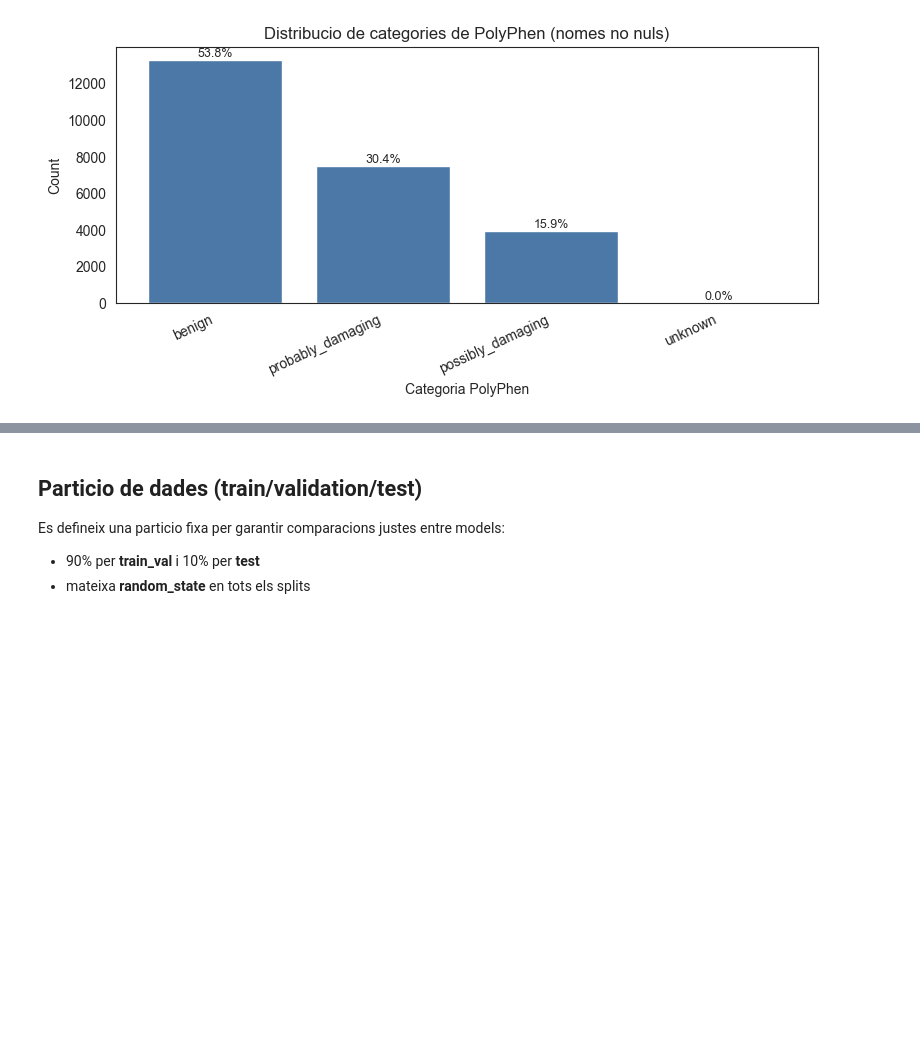
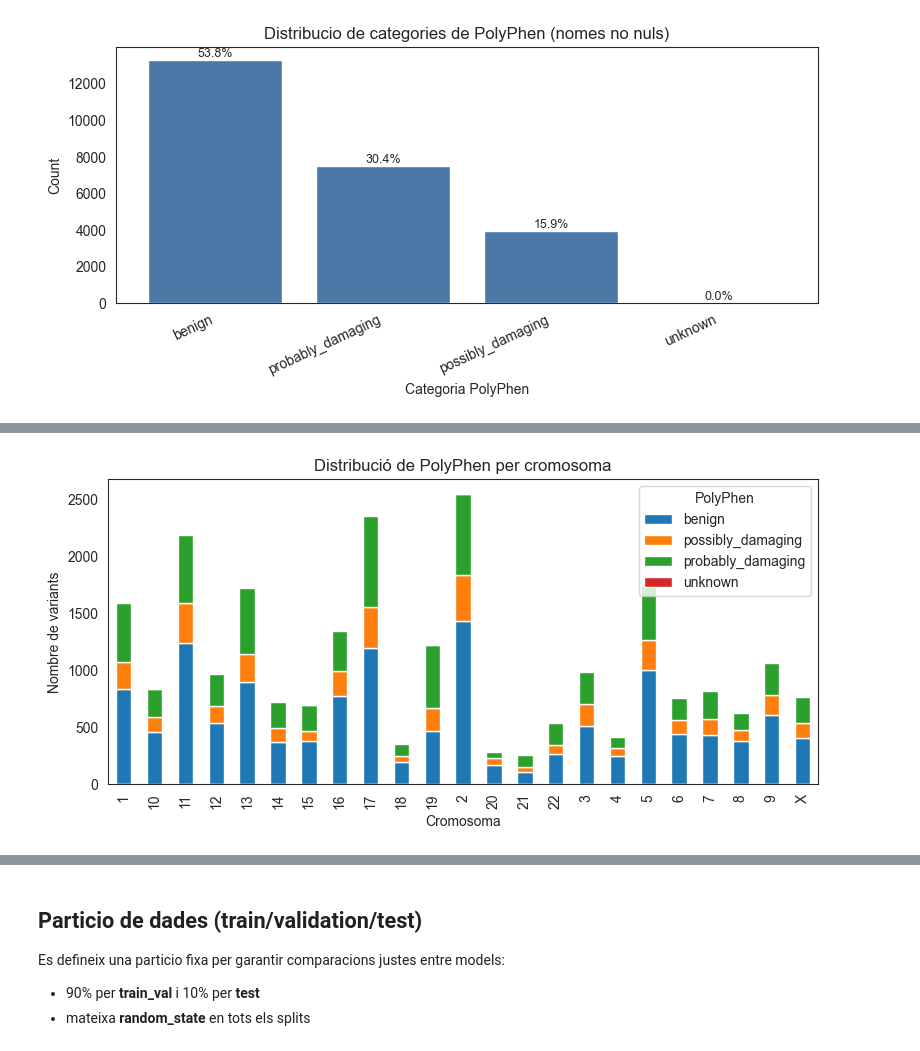
Before and after one commit to eliagarcia/tfg-genetic-variants, a Jupyter notebook: notebooks/eda.ipynb, the cells around one changed output, grey strips where cells are left out. Saved outputs shown, nothing was run; the diff lists cells and outputs as text; code cells hidden in the pictures; blank space fills up the shorter version.

```diff
--- a/notebooks/eda.ipynb
+++ b/notebooks/eda.ipynb
@@ -507,0 +501,13 @@ plt.show()
+# %%
+chrom_poly = poly_df.groupby(["CHROM","PolyPhen"]).size().unstack()
+
+chrom_poly.plot(kind="bar", stacked=True, figsize=(8,4))
+
+plt.title("Distribució de PolyPhen per cromosoma")
+plt.ylabel("Nombre de variants")
+plt.xlabel("Cromosoma")
+
+plt.tight_layout()
+plt.show()
+# %% [output]
+[figure, added]
```
Also changed, not shown: parts of 16 cells of this notebook.
